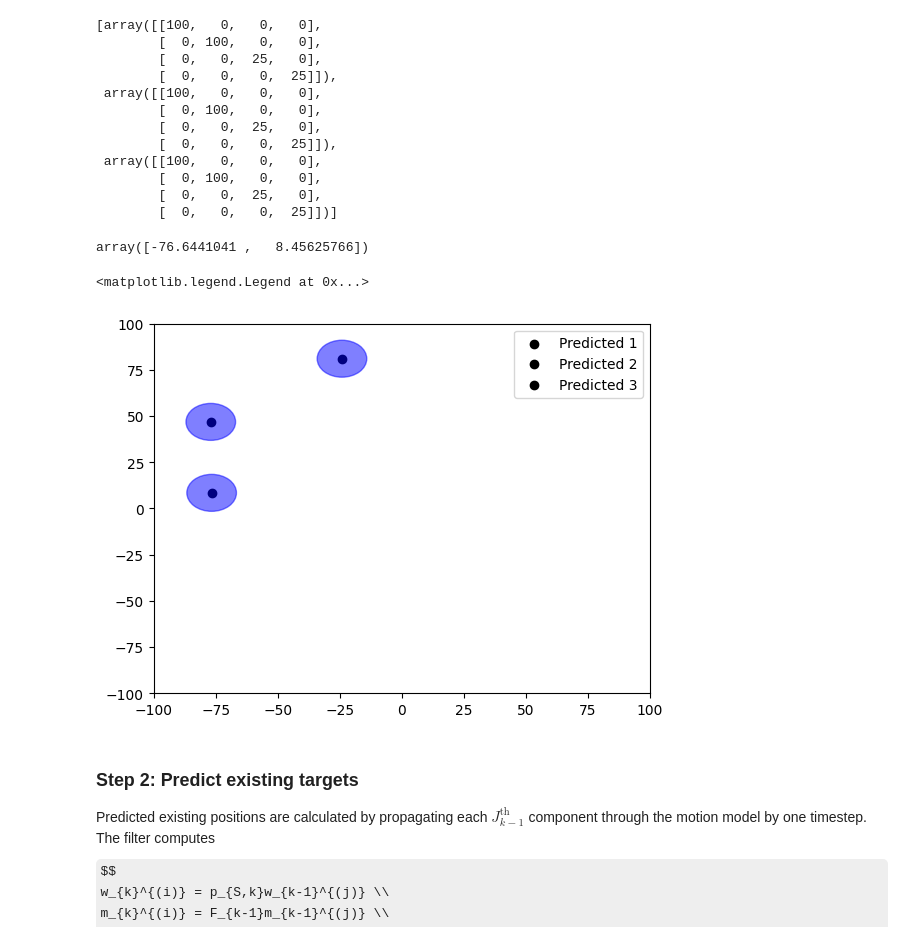
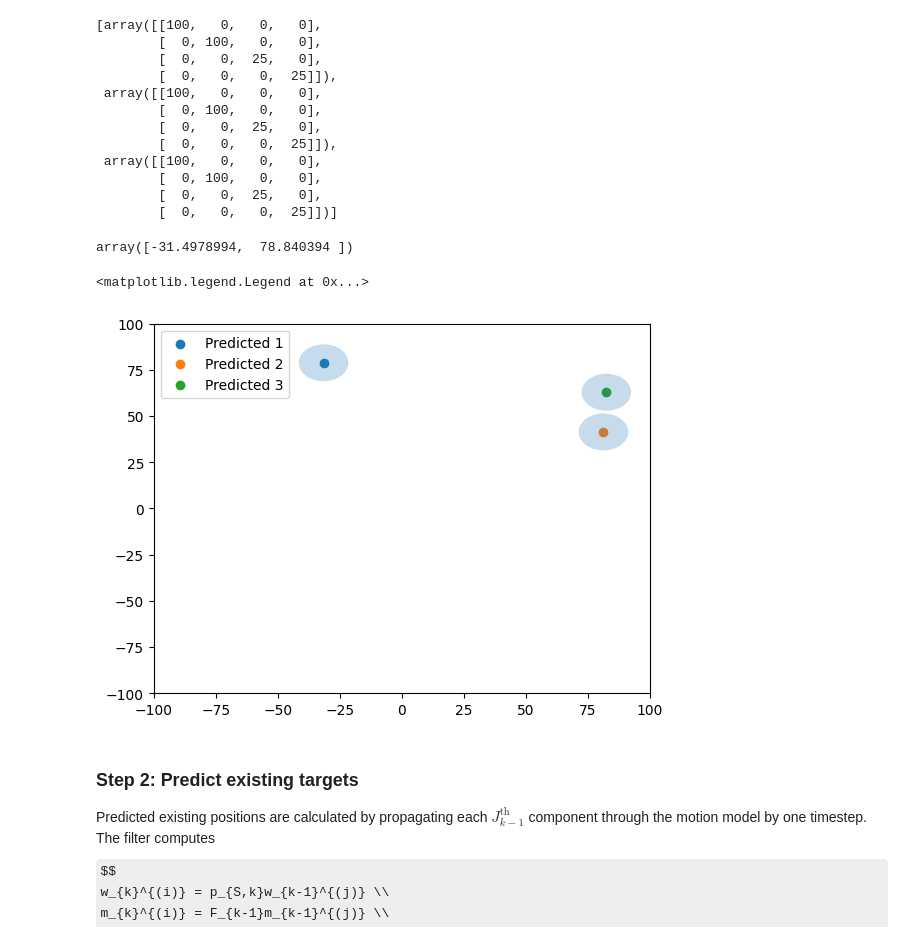
Before and after one commit to mtt-phd/mtt-phd, a Jupyter notebook: gmphd.ipynb, the cells around one changed output. Saved outputs shown, nothing was run; the diff lists cells and outputs as text; code cells hidden in the pictures; some formulas as TeX source.

```diff
--- a/gmphd.ipynb
+++ b/gmphd.ipynb
@@ -459,6 +459,9 @@ filter = mtt_phd(
     truncation_threshold = 0.001, # make sure squared
     threshold_weight= 0.1
 )
+
+# set current measurements to the first timestep (for demonstration)
+filter.current_measurements = filter.simulated_measurements[0][1]
 # %% [markdown]
 The algorithm for GM-PHD recursion consists of 4 steps:
 
@@ -508,24 +511,24 @@ filter.predicted_covariance
 # %%
 filter.predicted_positions[0][:2]
 # %% [output]
-array([-76.6441041 ,   8.45625766])
+array([-31.4978994,  78.840394 ])
 # %%
 fig, ax = plt.subplots()
 for i in range(len(filter.predicted_positions)):
     pos = filter.predicted_positions[i][:2]
     cov = filter.predicted_covariance[i][:2, :2]
     eigvals, eigvecs = np.linalg.eig(cov)
     a = eigvals.argsort()[::-1]
     eigvals = eigvals[a]
-    unc = patches.Ellipse(pos, 2 * np.sqrt(eigvals[0]), 2 * np.sqrt(eigvals[1]), angle=0, color='blue', alpha=0.5)
-    ax.scatter(pos[0], pos[1], color='black', marker='o', label=f'Predicted {i + 1}')
+    unc = patches.Ellipse(pos, 2 * np.sqrt(eigvals[0]), 2 * np.sqrt(eigvals[1]), angle=0, alpha=0.25)
+    ax.scatter(pos[0], pos[1], marker='o', label=f'Predicted {i + 1}')
     ax.add_patch(unc)
     ax.set_xlim(-100, 100)
     ax.set_ylim(-100, 100)
 plt.legend()
 # %% [output]
 <matplotlib.legend.Legend at 0x...>
-[figure, old version]
+[figure, new version]
 # %% [markdown]
 ### Step 2: Predict existing targets
 
```
Also changed, not shown: parts of 21 cells of this notebook.
